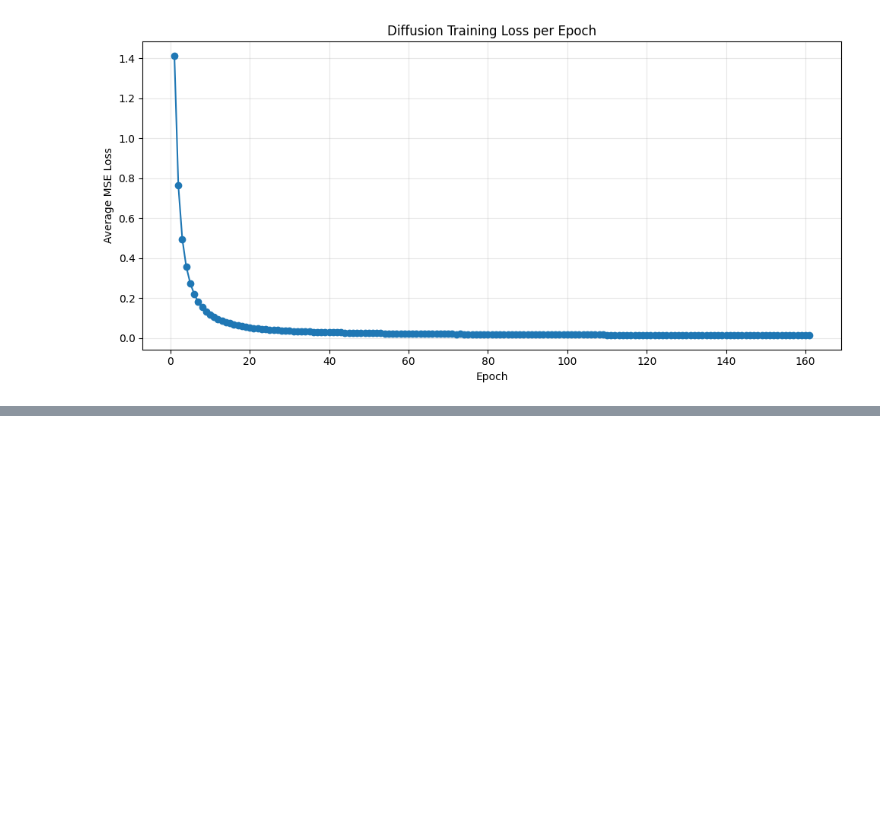
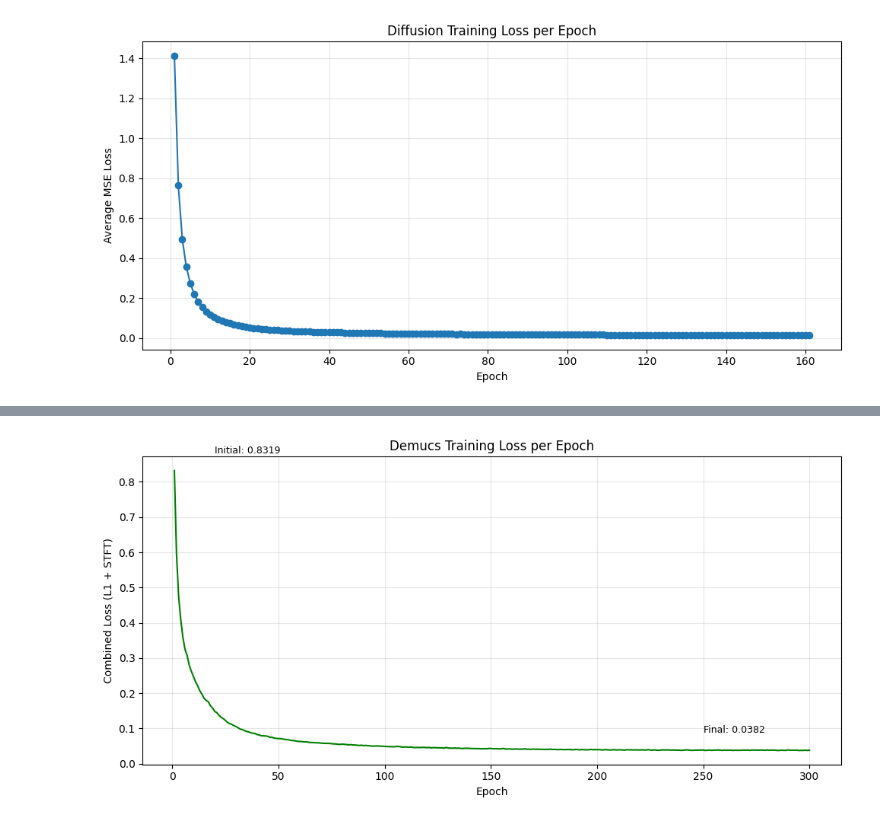
Before and after one commit to dbataillon/DL-Music-Separation-Project, a Jupyter notebook: notebooks/diffusion_loss_plot.ipynb, the cells around one changed output, grey strips where cells are left out. Drawn from its saved outputs; the diff is of its cells as text; code cells hidden in the pictures; blank space fills up the shorter version.

Commit message:
add demucs model

```diff
--- a/notebooks/diffusion_loss_plot.ipynb
+++ b/notebooks/diffusion_loss_plot.ipynb
@@ -32,0 +36,41 @@ plt.show()
+# %%
+from pathlib import Path
+import json
+import matplotlib.pyplot as plt
+
+demucs_loss_path = Path('../model/demucs/loss_log.json')
+if not demucs_loss_path.exists():
+    raise FileNotFoundError(f'Cannot find loss log at {demucs_loss_path}. Run Demucs training first.')
+
+with open(demucs_loss_path, 'r') as f:
+    demucs_history = json.load(f)
+
+# Extract epochs and losses
+demucs_epochs = [entry['epoch'] for entry in demucs_history]
+demucs_losses = [entry['loss'] for entry in demucs_history]
+
+%matplotlib inline
+plt.figure(figsize=(10, 5))
+plt.plot(demucs_epochs, demucs_losses, marker='', linewidth=1.5, color='green')
+plt.title('Demucs Training Loss per Epoch')
+plt.xlabel('Epoch')
+plt.ylabel('Combined Loss (L1 + STFT)')
+plt.grid(True, alpha=0.3)
+plt.tight_layout()
+
+# Add annotations
+plt.annotate(f'Initial: {demucs_losses[0]:.4f}', xy=(demucs_epochs[0], demucs_losses[0]),
+             xytext=(20, demucs_losses[0] + 0.05), fontsize=9)
+plt.annotate(f'Final: {demucs_losses[-1]:.4f}', xy=(demucs_epochs[-1], demucs_losses[-1]),
+             xytext=(demucs_epochs[-1] - 50, demucs_losses[-1] + 0.05), fontsize=9)
+
+plt.show()
+
+print(f"Training Summary:")
+print(f"  Epochs: {len(demucs_losses)}")
+print(f"  Initial loss: {demucs_losses[0]:.4f}")
+print(f"  Final loss: {demucs_losses[-1]:.4f}")
+print(f"  Min loss: {min(demucs_losses):.4f} at epoch {demucs_epochs[demucs_losses.index(min(demucs_losses))]}")
+print(f"  Loss reduction: {((demucs_losses[0] - demucs_losses[-1]) / demucs_losses[0] * 100):.1f}%")
+# %% [output]
+[figure, added]
```
Also changed, not shown: parts of 2 cells of this notebook, 17 other files.
